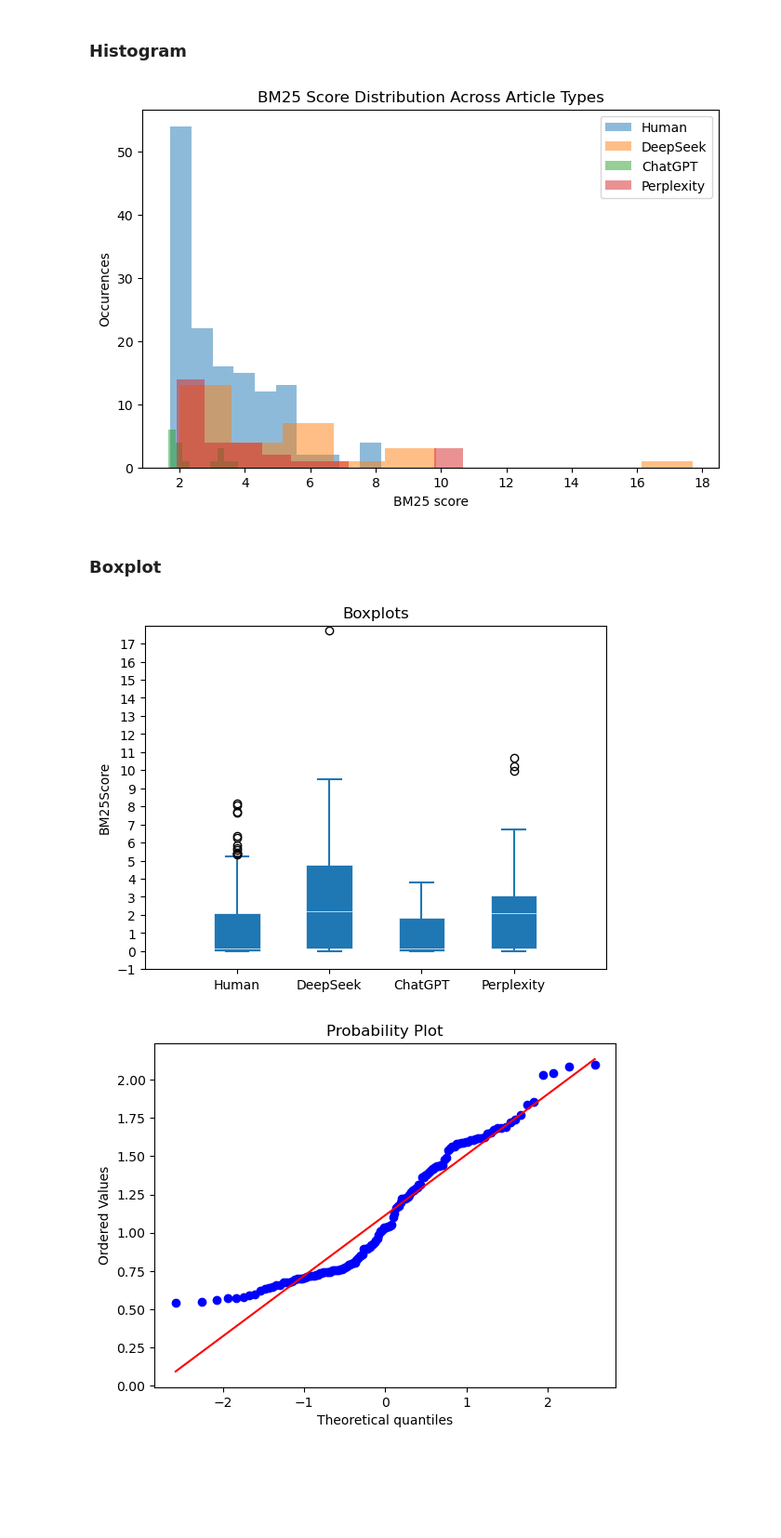
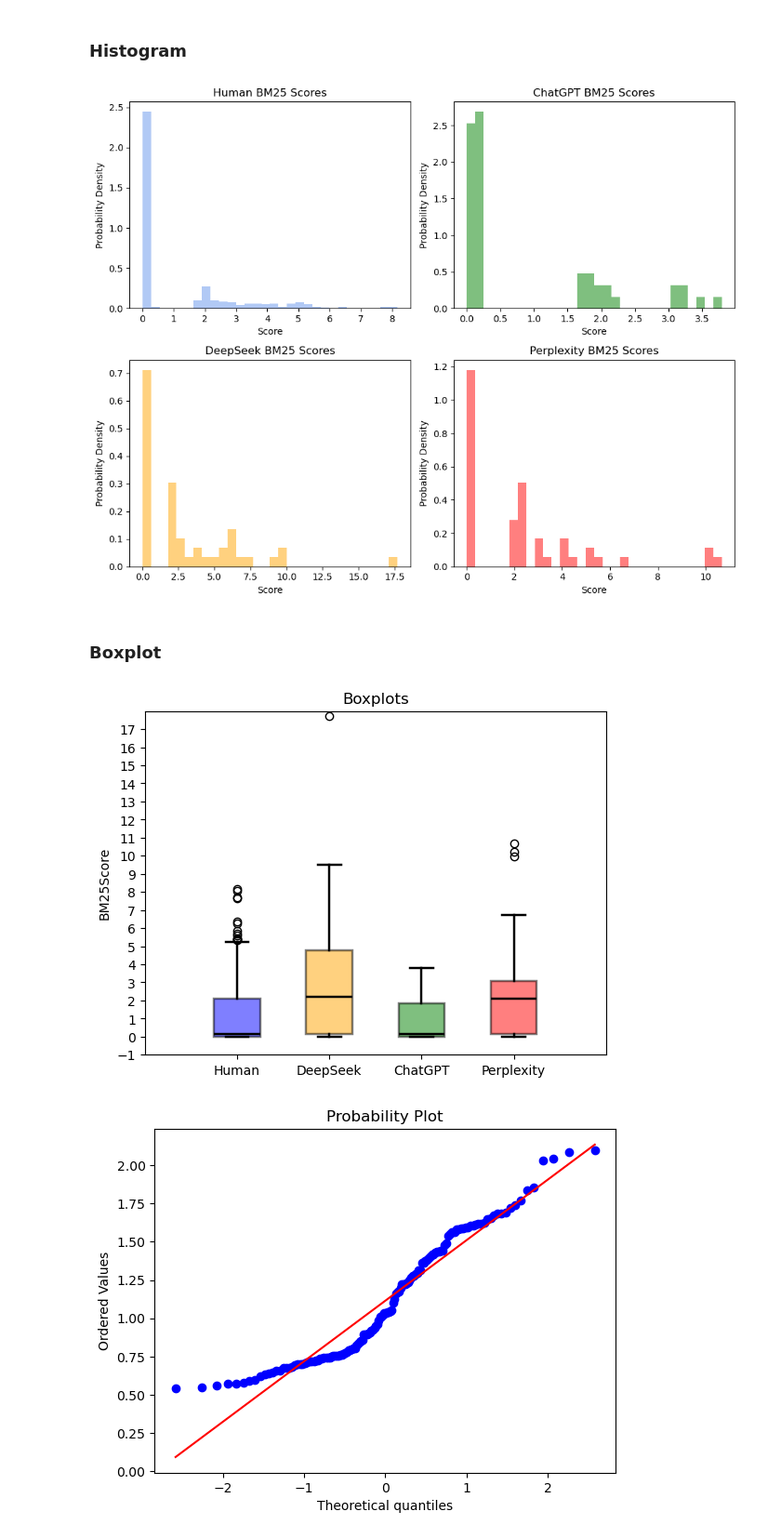
Before and after one commit to Knudsenmarlin/ITISProject2026, a Jupyter notebook: statistics.ipynb, the cells around one changed output. Shown at 93% size. Drawn from its saved outputs; the diff is of its cells as text; code cells hidden in the pictures; blank space fills up the shorter version.

```diff
--- a/statistics.ipynb
+++ b/statistics.ipynb
@@ -11,39 +11,79 @@ import pandas as pd
 # %% [markdown]
 ### Histogram
 # %%
-plt.figure(figsize=(8, 5))
+fig, axes = plt.subplots(2, 2, figsize=(10, 8))
+
+nonzeroHuman = TFIDF.scoresHumanArticles
+nonzeroDeepSeek = TFIDF.scoresDeepSeekArticles
+nonzeroChatGPT = TFIDF.scoresChatGPTArticles
+nonzeroPerplexity = TFIDF.scoresPerplexityArticles
+
+#shapeHuman, locHuman, scaleHuman = stats.lognorm.fit(nonzeroHuman, floc=0)
+#x = np.linspace(min(nonzeroHuman), max(nonzeroHuman), 500)
+#pdfHuman = stats.lognorm.pdf(x, shapeHuman, loc=locHuman, scale=scaleHuman)
+axes[0, 0].hist(nonzeroHuman, bins=30, density=True, alpha=0.5, label="Human", color="cornflowerblue")
+axes[0, 0].set_title("Human BM25 Scores")
+axes[0, 0].set_xlabel("Score")
+axes[0, 0].set_ylabel("Probability Density")
+#plt.plot(x, pdfHuman, linewidth=2, alpha=0.7, color="blue")
+
+#shapeDeepSeek, locDeepSeek, scaleDeepSeek = stats.lognorm.fit(nonzeroDeepSeek, floc=0)
+#x = np.linspace(min(nonzeroDeepSeek), max(nonzeroDeepSeek), 500)
+#pdfDeepSeek = stats.lognorm.pdf(x, shapeDeepSeek, loc=locDeepSeek, scale=scaleDeepSeek)
+axes[1, 0].hist(nonzeroDeepSeek, bins=30, density=True, alpha=0.5, label="DeepSeek", color="orange")
+axes[1, 0].set_title("DeepSeek BM25 Scores")
+axes[1, 0].set_xlabel("Score")
+axes[1, 0].set_ylabel("Probability Density")
+#plt.plot(x, pdfDeepSeek, linewidth=2, alpha=0.7, color="orange")
+
+#shapeChatGPT, locChatGPT, scaleChatGPT = stats.lognorm.fit(nonzeroChatGPT, floc=0)
+#x = np.linspace(min(nonzeroChatGPT), max(nonzeroChatGPT), 500)
+#pdfChatGPT = stats.lognorm.pdf(x, shapeChatGPT, loc=locChatGPT, scale=scaleChatGPT)
+axes[0, 1].hist(nonzeroChatGPT, bins=30, density=True, alpha=0.5, label="ChatGPT", color="green")
+axes[0, 1].set_title("ChatGPT BM25 Scores")
+axes[0, 1].set_xlabel("Score")
+axes[0, 1].set_ylabel("Probability Density")
+#plt.plot(x, pdfChatGPT, linewidth=2, alpha=0.7, color="green")
+
+#shapePerplexity, locPerplexity, scalePerplexity= stats.lognorm.fit(nonzeroPerplexity, floc=0)
+#x = np.linspace(min(nonzeroPerplexity), max(nonzeroPerplexity), 500)
+#pdfPerplexity = stats.lognorm.pdf(x, shapePerplexity, loc=locPerplexity, scale=scalePerplexity)
+axes[1, 1].hist(nonzeroPerplexity, bins=30, density=True, alpha=0.5, label="Perplexity", color="red")
+axes[1, 1].set_title("Perplexity BM25 Scores")
+axes[1, 1].set_xlabel("Score")
+axes[1, 1].set_ylabel("Probability Density")
+#plt.plot(x, pdfPerplexity, linewidth=2, alpha=0.7, color="red")
 
 
-nonzeroHuman = TFIDF.scoresHumanArticles[TFIDF.scoresHumanArticles > 0.3]
-nonzeroDeepSeek = TFIDF.scoresDeepSeekArticles[TFIDF.scoresDeepSeekArticles > 0.3]
-nonzeroChatGPT = TFIDF.scoresChatGPTArticles[TFIDF.scoresChatGPTArticles > 0.3]
-nonzeroPerplexity = TFIDF.scoresPerplexityArticles[TFIDF.scoresPerplexityArticles > 0.3]
 
-plt.hist(nonzeroHuman, bins=10, alpha=0.5, label="Human")
-plt.hist(nonzeroDeepSeek, bins=10, alpha=0.5, label="DeepSeek")
-plt.hist(nonzeroChatGPT, bins=10, alpha=0.5, label="ChatGPT")
-plt.hist(nonzeroPerplexity, bins=10, alpha=0.5, label="Perplexity")
-plt.xlabel("BM25 score")
-plt.ylabel("Occurences")
-plt.title("BM25 Score Distribution Across Article Types")
-plt.legend()
+#plt.xlabel("BM25 score")
+#plt.ylabel("Probability")
+plt.tight_layout()
+#plt.legend()
 plt.show()
 # %% [output]
-[figure, old version]
+[figure, new version]
 # %% [markdown]
 ### Boxplot
 # %%
 fig, ax = plt.subplots()
 
 positions = [2,4,6,8]
+colors = [("blue"), "orange", "green", "red"]
+
 
 VP = ax.boxplot([TFIDF.scoresHumanArticles, TFIDF.scoresDeepSeekArticles, TFIDF.scoresChatGPTArticles, TFIDF.scoresPerplexityArticles], positions = positions , widths=1, patch_artist=True,
                 showmeans=False, showfliers=True,
-                medianprops={"color": "white", "linewidth": 0.5},
-                boxprops={"facecolor": "C0", "edgecolor": "white",
-                          "linewidth": 0.5},
-                whiskerprops={"color": "C0", "linewidth": 1.5},
-                capprops={"color": "C0", "linewidth": 1.5})
+                medianprops={"color": "black", "linewidth": 1.75},
+                boxprops={"facecolor": "white", "edgecolor": "black",
+                          "linewidth": 1.75, "alpha": 0.5},
+                whiskerprops={"color": "black", "linewidth": 1.75},
+                capprops={"color": "black", "linewidth": 1.75})
+
+
+for patch, color in zip(VP['boxes'], colors):
+    patch.set_facecolor(color)
+
 
 ax.set(xlim=(0, 10), xticks=np.arange(1, 10),
        ylim=(-1, 18), yticks=np.arange(-1, 18))
@@ -58,7 +98,7 @@ plt.ylabel("BM25Score")
 
 plt.show()
 # %% [output]
-[figure, old version]
+[figure, new version]
 # %%
 nonzero = TFIDF.scoresHumanArticles[TFIDF.scoresHumanArticles > 0.3]
 stats.probplot(np.log(nonzero), dist="norm", plot=plt)
```
Also changed, not shown: parts of 1 cell of this notebook.
